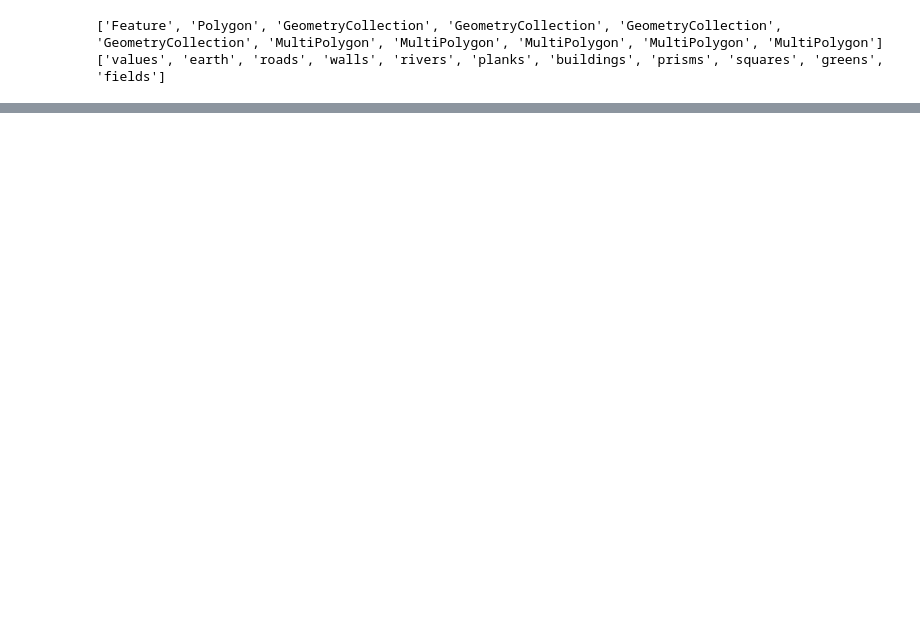
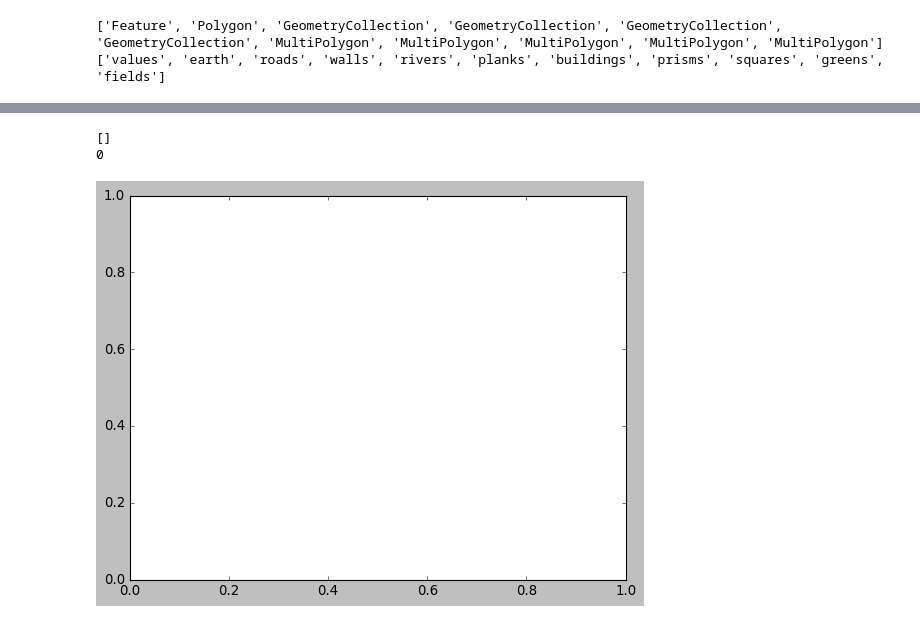
Before and after one commit to Luvideria/mcfgJSONtoOBJ, a Jupyter notebook: display_data_json.ipynb, the cells around one changed output, grey strips where cells are left out. Cells and saved outputs as stored; diff of their text form; code cells hidden in the pictures; blank space fills up the shorter version.

```diff
--- a/display_data_json.ipynb
+++ b/display_data_json.ipynb
@@ -82,0 +93,17 @@ for i in range(len(square)):
+# %%
+greens=data["features"][9]["coordinates"]
+print(greens)
+#print(greens[0][0])
+fig,ax=plt.subplots(1,1)
+print(len(greens))
+for i in range(len(greens)):
+    x,y=np.array(greens[0][i]).transpose()
+    x=np.append(x,[x[0]])
+    y=np.append(y,[y[0]])
+
+
+    ax.plot(x,y)
+# %% [output]
+[]
+0
+[figure, added]
```
Also changed, not shown: parts of 15 cells of this notebook, 2 other files.
